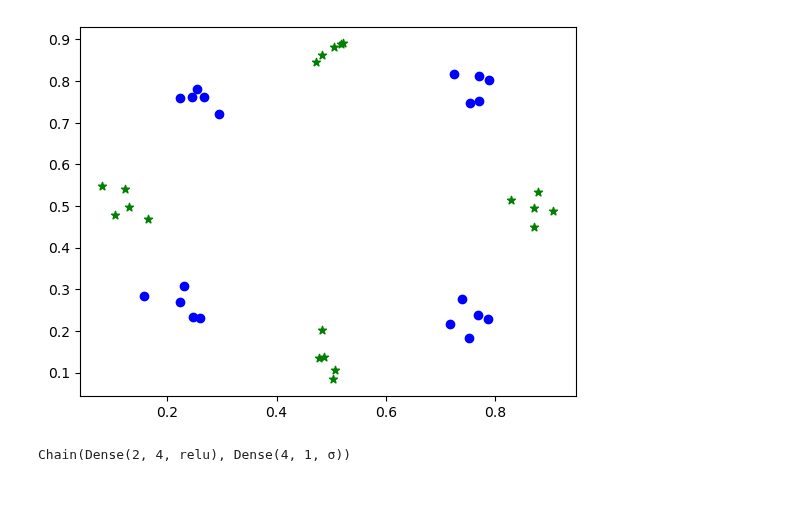
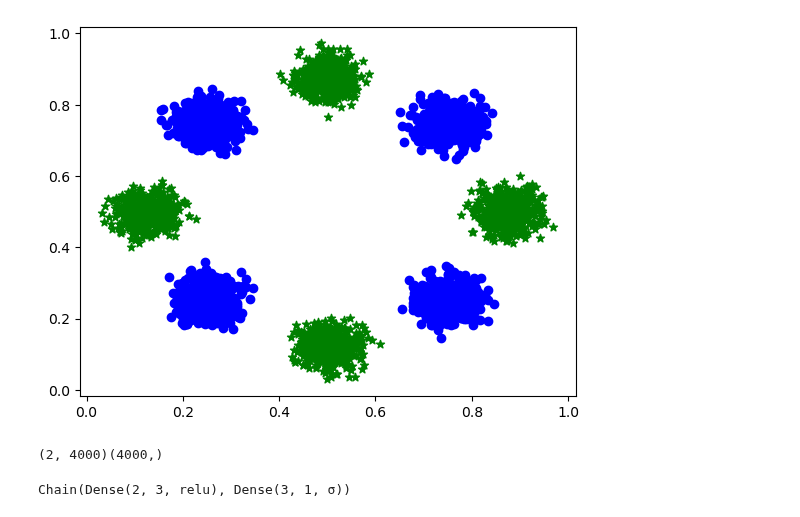
Before and after one commit to jberezow/RJMCMC, a Jupyter notebook: Thesis-FixedNetworks.ipynb, the cells around one changed output. Drawn from its saved outputs; the diff is of its cells as text; code cells hidden in the pictures.

```diff
--- a/Thesis-FixedNetworks.ipynb
+++ b/Thesis-FixedNetworks.ipynb
@@ -10,7 +6,7 @@ using Flux;
 # %%
 #Hyperparameters
-n = 10
-N = 40
+n = 1000
+N = 4000
 σₐ = 0.001
 k_range = 6
 k_list = [1, 2, 3, 4, 5, 6, 7, 8, 9, 10, 11, 12] #November 3
@@ -55,41 +51,45 @@ function real_data(N::Int, modes::Int, σ::Float64)
     μ₄ = [0.125, 0.50]
     μ₅ = [0.75, 0.75]
     μ₆ = [0.50, 0.875]
     μ₇ = [0.75, 0.25]
     μ₈ = [0.875, 0.50]
     μ = [μ₁, μ₂, μ₃, μ₄, μ₅, μ₆, μ₇, μ₈]
     Σ = [[σ, 0] [0, σ]]
 
     all_samples = zeros(Float64, (N*modes, 2))
     classes = zeros(Int, (N*modes))
 
     for i = 1:modes
         dist = MvNormal(μ[i], Σ)
         sample = rand(dist, N)::Matrix
         #scatter(sample[1,:],sample[2,:])
         all_samples[(i-1)*N+1:i*N,:] = transpose(sample)
         classes[(i-1)*N+1:i*N] = fill(i, N)
         classes = float(classes)
     end
     return all_samples, classes
 end
 
 data_raw, classes = real_data(Int(N/8), 8, σₐ);
 classes = [(i+1) % 2 + 1 for i in classes]
-y = classes
+y = classes .- 1
 
 plot_data(data_raw,classes)
 data = transpose(data_raw)
 x = data
 x_raw = data_raw
-size(data);
+print(size(data))
+print(size(y))
 # %% [output]
-[figure, old version]
+[figure, new version]
+(2, 4000)(4000,)
 # %%
 #Neural Nets with Different k
-model1 = Chain(
-  Dense(2, 1, relu),
-  Dense(1, 1, σ))
+function model(k::Int)
+    return Chain(
+  Dense(2, k, relu),
+  Dense(k, 1, σ))
+end
 
 model2 = Chain(
   Dense(2, 2, relu),
@@ -103,5 +103,5 @@ model4 = Chain(
   Dense(2, 4, relu),
   Dense(4, 1, σ))
 # %% [output]
-Chain(Dense(2, 4, relu), Dense(4, 1, σ))
+Chain(Dense(2, 3, relu), Dense(3, 1, σ))
 # %%
```
Also changed, not shown: parts of 6 cells of this notebook.
